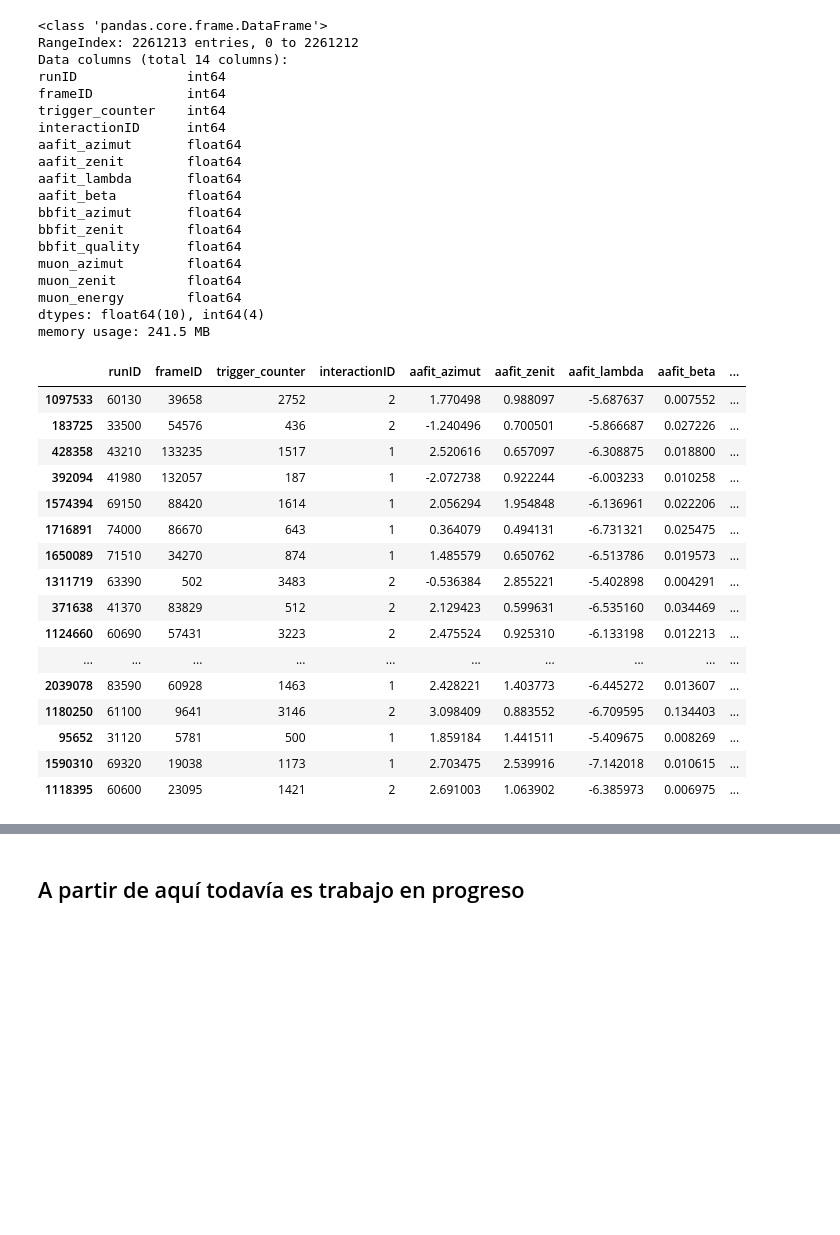
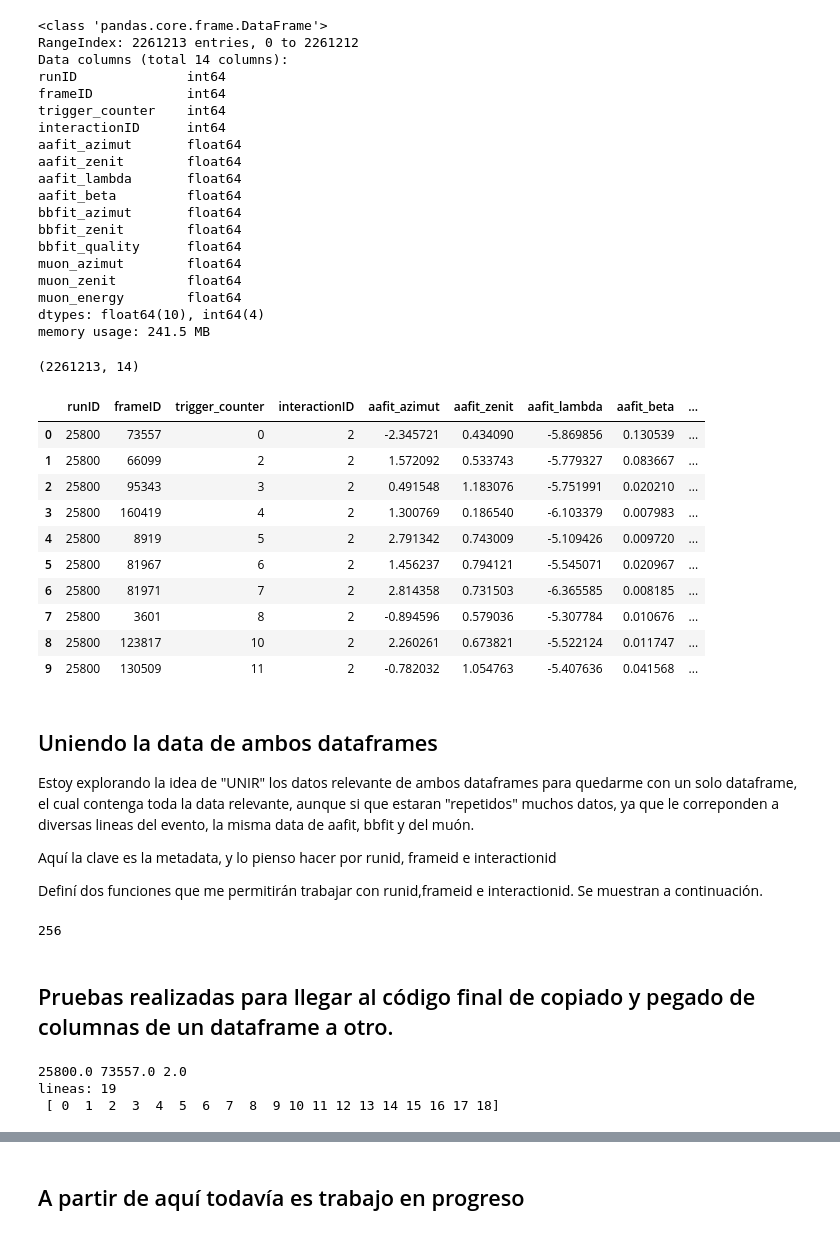
Before and after one commit to mark-ortiz/TFMIA, a Jupyter notebook: MODELADO.ipynb, the cells around one changed output, grey strips where cells are left out. Drawn from its saved outputs; the diff is of its cells as text; code cells hidden in the pictures; blank space fills up the shorter version.

```diff
--- a/MODELADO.ipynb
+++ b/MODELADO.ipynb
@@ -107,23 +104,27 @@ muon_zenit         float64
 muon_energy        float64
 dtypes: float64(10), int64(4)
 memory usage: 241.5 MB
-# %%
-df_aafit.sample(20)
-# %% [output]
-|  | runID | frameID | trigger_counter | interactionID | aafit_azimut | aafit_zenit | aafit_lambda | aafit_beta | ... |
-| 1097533 | 60130 | 39658 | 2752 | 2 | 1.770498 | 0.988097 | -5.687637 | 0.007552 | ... |
-| 183725 | 33500 | 54576 | 436 | 2 | -1.240496 | 0.700501 | -5.866687 | 0.027226 | ... |
-| 428358 | 43210 | 133235 | 1517 | 1 | 2.520616 | 0.657097 | -6.308875 | 0.018800 | ... |
-| 392094 | 41980 | 132057 | 187 | 1 | -2.072738 | 0.922244 | -6.003233 | 0.010258 | ... |
-| 1574394 | 69150 | 88420 | 1614 | 1 | 2.056294 | 1.954848 | -6.136961 | 0.022206 | ... |
-| 1716891 | 74000 | 86670 | 643 | 1 | 0.364079 | 0.494131 | -6.731321 | 0.025475 | ... |
-| 1650089 | 71510 | 34270 | 874 | 1 | 1.485579 | 0.650762 | -6.513786 | 0.019573 | ... |
-| 1311719 | 63390 | 502 | 3483 | 2 | -0.536384 | 2.855221 | -5.402898 | 0.004291 | ... |
-| 371638 | 41370 | 83829 | 512 | 2 | 2.129423 | 0.599631 | -6.535160 | 0.034469 | ... |
-| 1124660 | 60690 | 57431 | 3223 | 2 | 2.475524 | 0.925310 | -6.133198 | 0.012213 | ... |
-| ... | ... | ... | ... | ... | ... | ... | ... | ... | ... |
-| 2039078 | 83590 | 60928 | 1463 | 1 | 2.428221 | 1.403773 | -6.445272 | 0.013607 | ... |
-| 1180250 | 61100 | 9641 | 3146 | 2 | 3.098409 | 0.883552 | -6.709595 | 0.134403 | ... |
-| 95652 | 31120 | 5781 | 500 | 1 | 1.859184 | 1.441511 | -5.409675 | 0.008269 | ... |
-| 1590310 | 69320 | 19038 | 1173 | 1 | 2.703475 | 2.539916 | -7.142018 | 0.010615 | ... |
-| 1118395 | 60600 | 23095 | 1421 | 2 | 2.691003 | 1.063902 | -6.385973 | 0.006975 | ... |
+# %%
+print(df_aafit.shape)
+df_aafit.head(10)
+# %% [output]
+(2261213, 14)
+|  | runID | frameID | trigger_counter | interactionID | aafit_azimut | aafit_zenit | aafit_lambda | aafit_beta | ... |
+| 0 | 25800 | 73557 | 0 | 2 | -2.345721 | 0.434090 | -5.869856 | 0.130539 | ... |
+| 1 | 25800 | 66099 | 2 | 2 | 1.572092 | 0.533743 | -5.779327 | 0.083667 | ... |
+| 2 | 25800 | 95343 | 3 | 2 | 0.491548 | 1.183076 | -5.751991 | 0.020210 | ... |
+| 3 | 25800 | 160419 | 4 | 2 | 1.300769 | 0.186540 | -6.103379 | 0.007983 | ... |
+| 4 | 25800 | 8919 | 5 | 2 | 2.791342 | 0.743009 | -5.109426 | 0.009720 | ... |
+| 5 | 25800 | 81967 | 6 | 2 | 1.456237 | 0.794121 | -5.545071 | 0.020967 | ... |
+| 6 | 25800 | 81971 | 7 | 2 | 2.814358 | 0.731503 | -6.365585 | 0.008185 | ... |
+| 7 | 25800 | 3601 | 8 | 2 | -0.894596 | 0.579036 | -5.307784 | 0.010676 | ... |
+| 8 | 25800 | 123817 | 10 | 2 | 2.260261 | 0.673821 | -5.522124 | 0.011747 | ... |
+| 9 | 25800 | 130509 | 11 | 2 | -0.782032 | 1.054763 | -5.407636 | 0.041568 | ... |
+# %% [markdown]
+## Uniendo la data de ambos dataframes
+
+Estoy explorando la idea de "UNIR" los datos relevante de ambos dataframes para quedarme con un solo dataframe, el cual contenga toda la data relevante, aunque si que estaran "repetidos" muchos datos, ya que le correponden a diversas lineas del evento, la misma data de aafit, bbfit y del muón.
+
+Aquí la clave es la metadata, y lo pienso hacer por runid, frameid e interactionid
+
+Definí dos funciones que me permitirán trabajar con runid,frameid e interactionid. Se muestran a continuación.
@@ -129,0 +148,8 @@ df_aafit.sample(20)
+# %%
+#Si nos interesa conocer cuantos eventos tiene cierto archivo CSV (runID con interactionID)
+#podemos hacerlo de la siguiente manera.
+
+#Por ejemplo para el primer evento:
+func_calc_eventos(df_aafit.iloc[0][0],2)
+# %% [output]
+256
@@ -129,0 +199,16 @@ df_aafit.sample(20)
+# %% [markdown]
+## Pruebas realizadas para llegar al código final de copiado y pegado de columnas de un dataframe a otro.
+# %%
+#Este código fué para probar como obtener el numero de lineas e indices que ocuparía después para el código
+#final de asignación de valores entre los dos dataframes
+print(df_aafit.iloc[0]['runID'], df_aafit.iloc[0]['frameID'], df_aafit.iloc[0]['interactionID'])
+rid,fid,iid = df_aafit.iloc[0][0], df_aafit.iloc[0][1], df_aafit.iloc[0][3]
+ej0=[rid,fid,iid]
+ej1 = [46500,58792,1]
+ej2 = [32600,64891,1]
+lineas, indices = func_busca_match_hits(ej0[0],ej0[1],ej0[2])
+print("lineas:",lineas,"\n",indices)
+# %% [output]
+25800.0 73557.0 2.0
+lineas: 19
+ [ 0  1  2  3  4  5  6  7  8  9 10 11 12 13 14 15 16 17 18]
```
Also changed, not shown: parts of 15 cells of this notebook.
